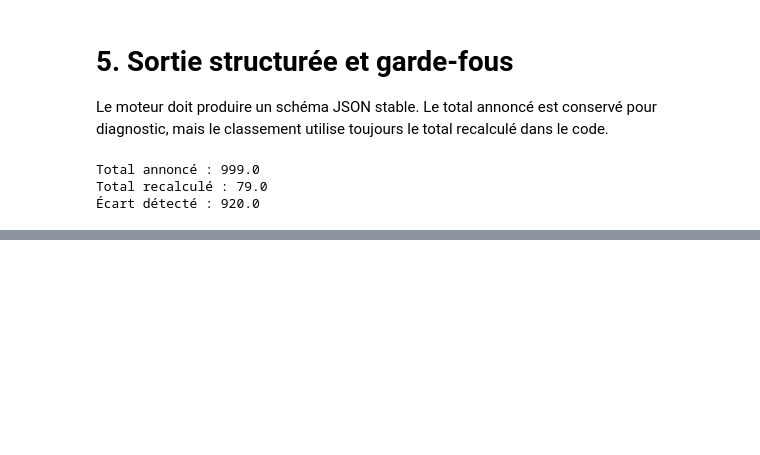
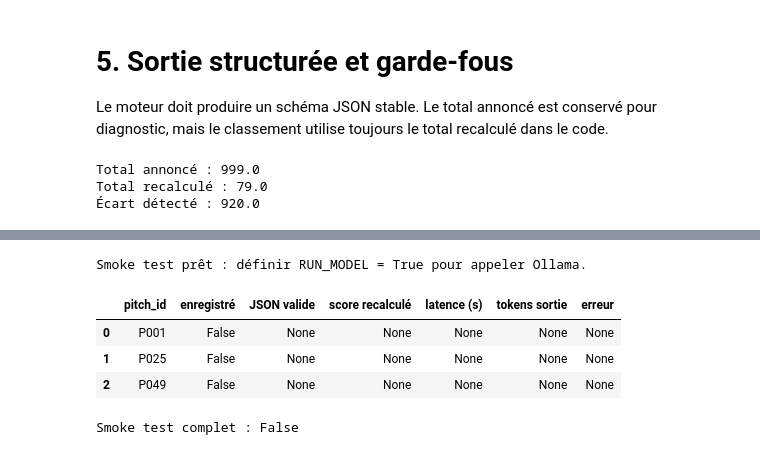
Before and after one commit to anymous115/Super_Project, a Jupyter notebook: 08_quality_vs_cost_benchmark.ipynb, the cells around one changed output, grey strips where cells are left out. Drawn from its saved outputs; the diff is of its cells as text; code cells hidden in the pictures; blank space fills up the shorter version.

```diff
--- a/08_quality_vs_cost_benchmark.ipynb
+++ b/08_quality_vs_cost_benchmark.ipynb
@@ -636,0 +497,37 @@ Les cellules de chargement, contrôles et préparation restent dans le notebook
+# %%
+from src.benchmark import run_matrix
+
+RUN_MODEL = False
+smoke_ids = {'P001', 'P025', 'P049'}
+smoke_pitches = [p for p in pitches if p['pitch_id'] in smoke_ids]
+assert len(smoke_pitches) == 3
+if RUN_MODEL:
+    assert data_checks['prêt'].all(), 'Valider et geler les données avant le scoring final.'
+    calls = run_matrix(model_keys=['local'], prompt_versions=['V2'], pitches=smoke_pitches)
+    print('Nouveaux appels du smoke test :', calls)
+else:
+    print('Smoke test prêt : définir RUN_MODEL = True pour appeler Ollama.')
+# %% [output]
+Smoke test prêt : définir RUN_MODEL = True pour appeler Ollama.
+# %%
+smoke_runs = [r for r in read_jsonl_if_present(RESULTS / 'raw_runs.jsonl')
+              if r.get('model') == model.name and r.get('prompt_version') == 'V2'
+              and r.get('pitch_id') in smoke_ids]
+smoke_latest = {r['pitch_id']: r for r in smoke_runs}
+smoke_report = pd.DataFrame([
+    {'pitch_id': pid, 'enregistré': pid in smoke_latest,
+     'JSON valide': smoke_latest.get(pid, {}).get('valid_json_cleaned'),
+     'score recalculé': smoke_latest.get(pid, {}).get('total_computed'),
+     'latence (s)': smoke_latest.get(pid, {}).get('latency_seconds'),
+     'tokens sortie': smoke_latest.get(pid, {}).get('output_tokens'),
+     'erreur': smoke_latest.get(pid, {}).get('error')}
+    for pid in sorted(smoke_ids)
+])
+display(smoke_report)
+print('Smoke test complet :', len(smoke_latest) == 3 and all(r.get('parsed_output') for r in smoke_latest.values()))
+# %% [output]
+|  | pitch_id | enregistré | JSON valide | score recalculé | latence (s) | tokens sortie | erreur |
+| 0 | P001 | False | None | None | None | None | None |
+| 1 | P025 | False | None | None | None | None | None |
+| 2 | P049 | False | None | None | None | None | None |
+Smoke test complet : False
```
Also changed, not shown: parts of 57 cells of this notebook, 22 other files.
